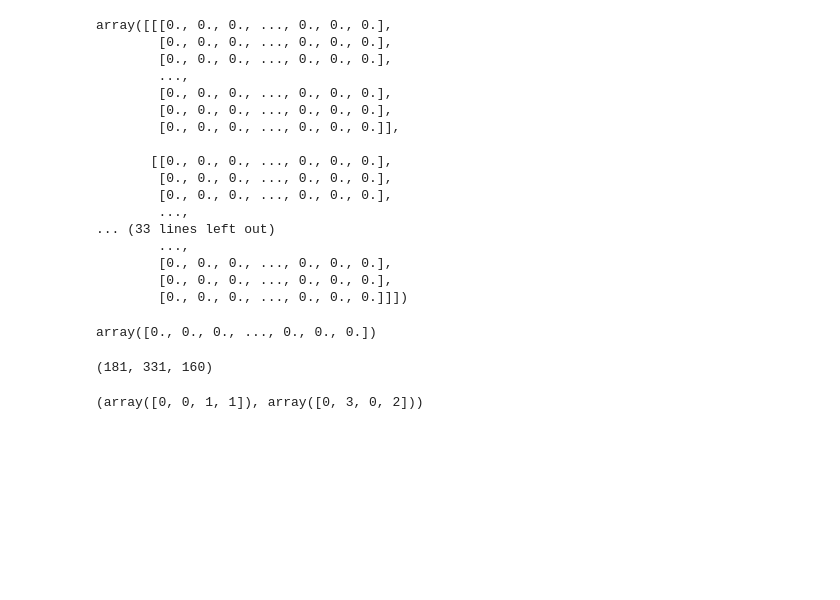
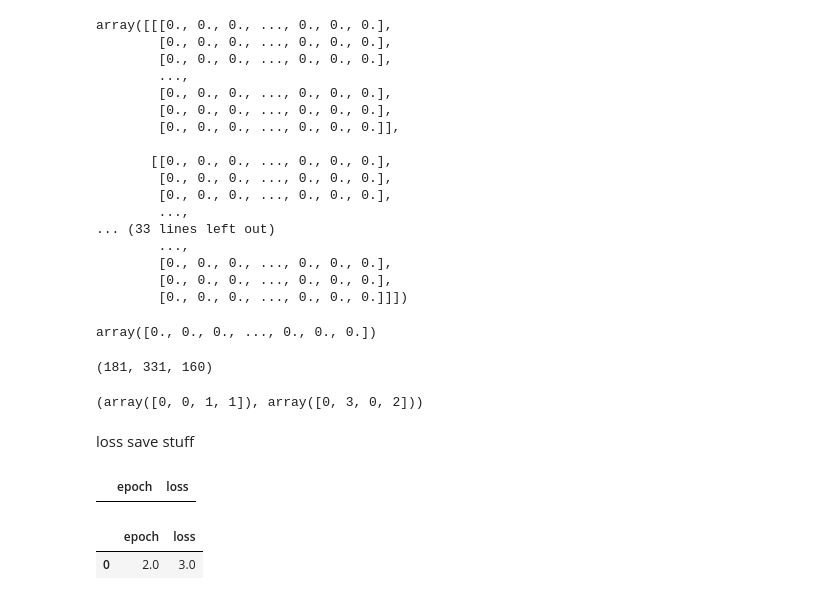
Before and after one commit to theGindar/3DCellSegMasterThesis, a Jupyter notebook: edge_transform.ipynb, the cells around one changed output. Saved outputs shown, nothing was run; the diff lists cells and outputs as text; code cells hidden in the pictures; blank space fills up the shorter version.

Commit message:
loss save to csv

```diff
--- a/edge_transform.ipynb
+++ b/edge_transform.ipynb
@@ -391,3 +391,5 @@ test_arr = np.array([[0,1,1,0],
 np.where(test_arr<1)
 # %% [output]
 (array([0, 0, 1, 1]), array([0, 3, 0, 2]))
+# %% [markdown]
+loss save stuff
@@ -393,0 +398,15 @@ np.where(test_arr<1)
+# %%
+loss_df = pd.DataFrame({"epoch": [],
+                        "loss": []})
+# %%
+loss_df
+# %% [output]
+|  | epoch | loss |
+# %%
+loss_df = loss_df.append({"epoch": 2,
+                          "loss": 3}, ignore_index=True)
+# %%
+loss_df
+# %% [output]
+|  | epoch | loss |
+| 0 | 2.0 | 3.0 |
```
Also changed, not shown: parts of 1 cell of this notebook, 1 other file.
